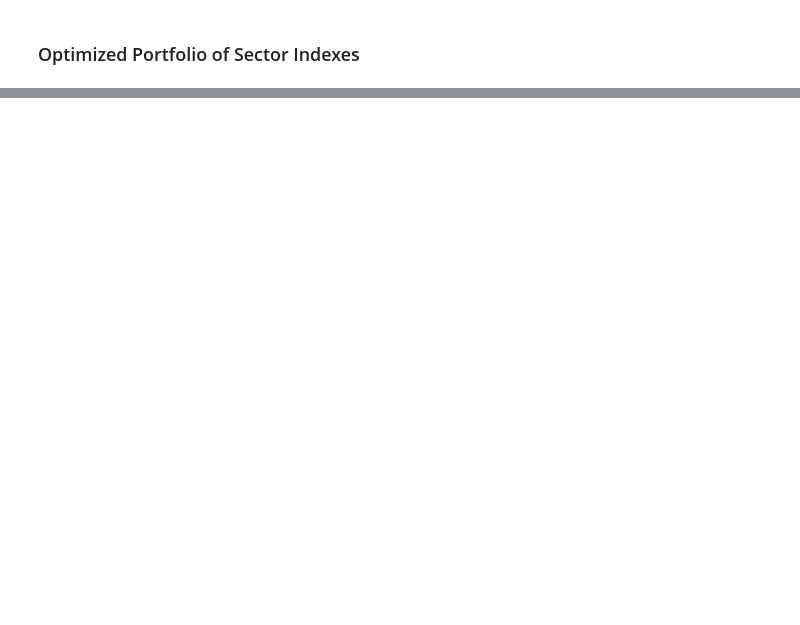
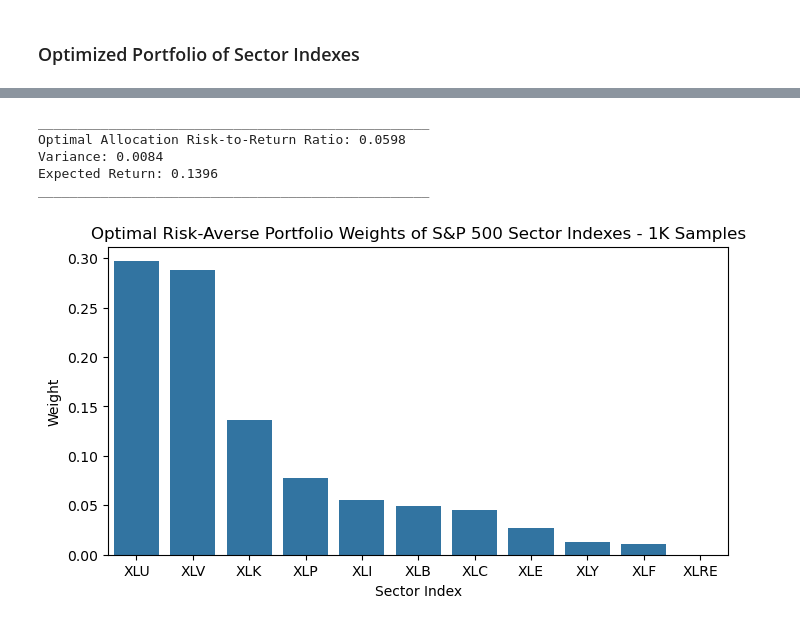
Before and after one commit to taaviherzog/Optimized-Portfolio-of-Sector-Indexes, a Jupyter notebook: Optimized Portfolio of Sector Indexes.ipynb, the cells around one changed output, grey strips where cells are left out. Saved outputs shown, nothing was run; the diff lists cells and outputs as text; code cells hidden in the pictures; blank space fills up the shorter version.

```diff
--- a/Optimized Portfolio of Sector Indexes.ipynb
+++ b/Optimized Portfolio of Sector Indexes.ipynb
@@ -107,0 +124,10 @@ df
+# %%
+# create output dataframe and fill with output data
+df_output = pd.DataFrame()
+df_output['port_exp_return'] = port_exp_returns
+df_output['port_variance'] = port_variances
+df_output['port_std_dev'] = port_std_devs
+# %%
+# calculate 'rr_ratio' column as 'variance' / 'return' - risk-to-return ratio - we want to find the min value and its index and use that disribution of
+# weights
+df_output['rr_ratio'] = df_output['port_variance'] / df_output['port_exp_return']
@@ -107,0 +150,31 @@ df
+# %%
+# find optimal portfolio allocation
+optimal_rr_ratio = df_output['rr_ratio'].min()
+optimal_index = df_output.loc[df_output['rr_ratio'] == optimal_rr_ratio].index
+optimal_exp_return = df_output.loc[optimal_index, 'port_exp_return'].values[0]
+optimal_variance = df_output.loc[optimal_index, 'port_variance'].values[0]
+optimal_weights = samples[optimal_index]
+# %%
+# add 'optimal_weights' column on to main df
+df['optimal_weights'] = optimal_weights[0]
+# %%
+# visualize the final weights for 1000 samples
+print('_' * 50)
+print('Optimal Allocation Risk-to-Return Ratio:', round(optimal_rr_ratio, 4))
+print('Variance:', round(optimal_variance, 4))
+print('Expected Return:', round(optimal_exp_return, 4))
+print('_' * 50)
+df_sorted = df.sort_values(by = 'optimal_weights', ascending = False)
+plt.figure(figsize = (8, 4))
+sns.barplot(data = df_sorted, x = df_sorted.index, y = 'optimal_weights')
+plt.xlabel('Sector Index')
+plt.ylabel('Weight')
+plt.title('Optimal Risk-Averse Portfolio Weights of S&P 500 Sector Indexes - 1K Samples')
+plt.show()
+# %% [output]
+__________________________________________________
+Optimal Allocation Risk-to-Return Ratio: 0.0598
+Variance: 0.0084
+Expected Return: 0.1396
+__________________________________________________
+[figure, added]
```
Also changed, not shown: parts of 7 cells of this notebook.
